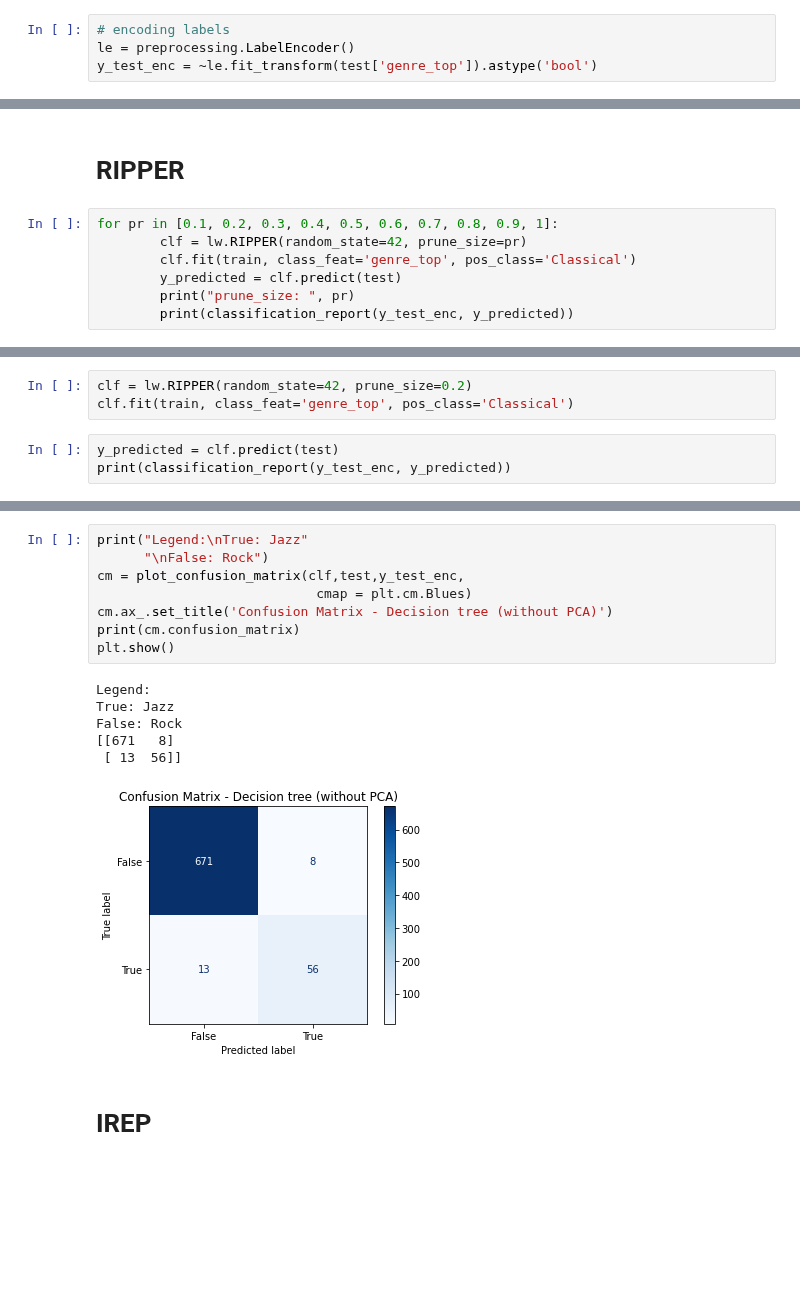
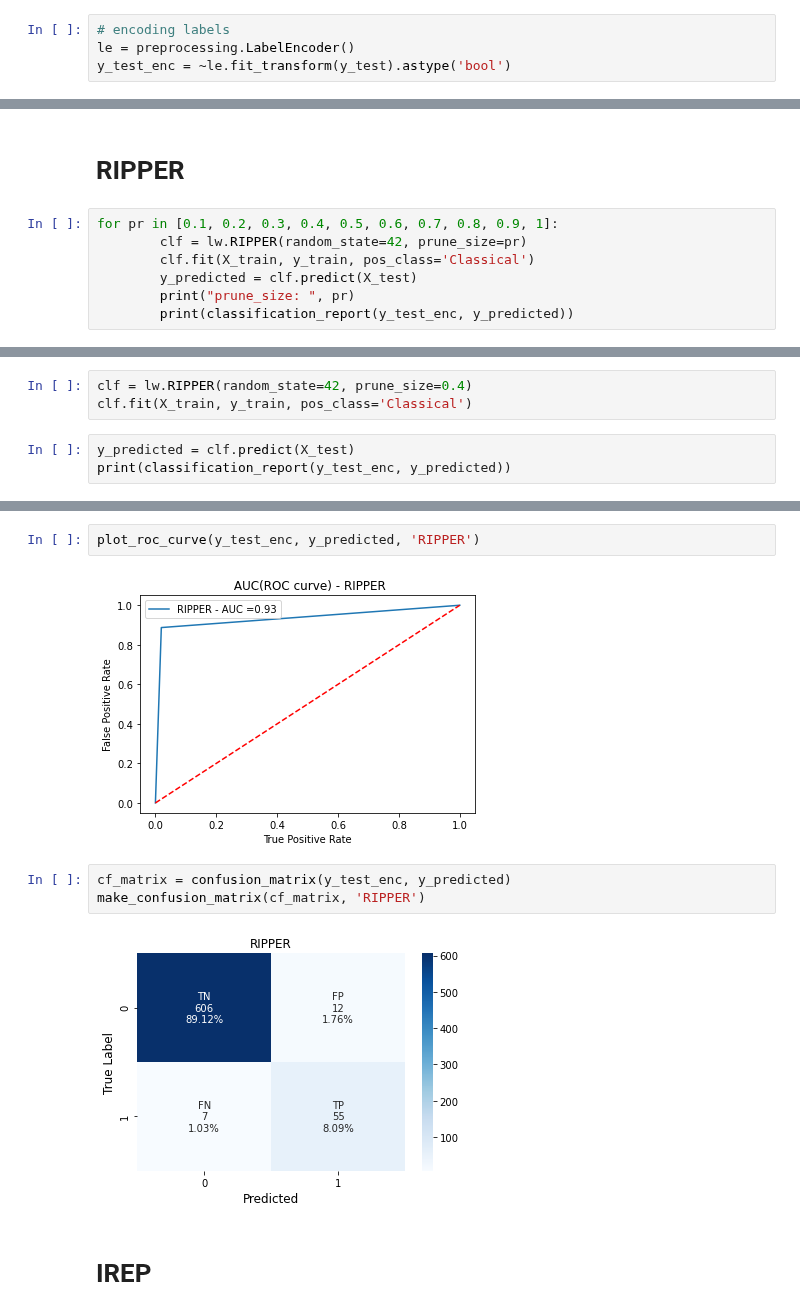
Before and after one commit to gaetanoantonicchio/DataMining-2, a Jupyter notebook: src/Module 2/Rule-Based/binary-rulebased_echo.ipynb, the cells around one changed output, grey strips where cells are left out. Drawn from its saved outputs; the diff is of its cells as text; blank space fills up the shorter version.

```diff
--- a/src/Module 2/Rule-Based/binary-rulebased_echo.ipynb
+++ b/src/Module 2/Rule-Based/binary-rulebased_echo.ipynb
@@ -300,7 +266,7 @@ y_test = df['genre_top']
 # %%
 # encoding labels
 le = preprocessing.LabelEncoder()
-y_test_enc = ~le.fit_transform(test['genre_top']).astype('bool')
+y_test_enc = ~le.fit_transform(y_test).astype('bool')
 # %%
 df['genre_top'].value_counts()
 # %% [output]
@@ -312,8 +278,8 @@ Name: genre_top, dtype: int64
 # %%
 for pr in [0.1, 0.2, 0.3, 0.4, 0.5, 0.6, 0.7, 0.8, 0.9, 1]:
         clf = lw.RIPPER(random_state=42, prune_size=pr)
-        clf.fit(train, class_feat='genre_top', pos_class='Classical')
-        y_predicted = clf.predict(test)
+        clf.fit(X_train, y_train, pos_class='Classical')
+        y_predicted = clf.predict(X_test)
         print("prune_size: ", pr)
         print(classification_report(y_test_enc, y_predicted))
 # %% [output]
@@ -340,10 +306,10 @@ Ruleset is empty. All predictions it makes with method .predict will be negative
 base.py: .predict | base.py: ._check_allpos_allneg: RuntimeWarning:
 Ruleset is empty. All predictions it makes with method .predict will be negative. It may be untrained or was trained on a dataset split lacking positive examples.
 # %%
-clf = lw.RIPPER(random_state=42, prune_size=0.2)
-clf.fit(train, class_feat='genre_top', pos_class='Classical')
+clf = lw.RIPPER(random_state=42, prune_size=0.4)
+clf.fit(X_train, y_train, pos_class='Classical')
 # %%
-y_predicted = clf.predict(test)
+y_predicted = clf.predict(X_test)
 print(classification_report(y_test_enc, y_predicted))
 # %% [output]
               precision    recall  f1-score   support
@@ -407,18 +335,12 @@ Some examples lacked any rule with sufficient sample size to predict_proba: [163
-# %%
-print("Legend:\nTrue: Jazz"
-      "\nFalse: Rock")
-cm = plot_confusion_matrix(clf,test,y_test_enc,
-                            cmap = plt.cm.Blues)
-cm.ax_.set_title('Confusion Matrix - Decision tree (without PCA)')
-print(cm.confusion_matrix)
-plt.show()
-# %% [output]
-Legend:
-True: Jazz
-False: Rock
-[[671   8]
- [ 13  56]]
-[figure, removed]
+# %%
+plot_roc_curve(y_test_enc, y_predicted, 'RIPPER')
+# %% [output]
+[figure, added]
+# %%
+cf_matrix = confusion_matrix(y_test_enc, y_predicted)
+make_confusion_matrix(cf_matrix, 'RIPPER')
+# %% [output]
+[figure, added]
 # %% [markdown]
 # IREP
 # %%
```
Also changed, not shown: parts of 36 cells of this notebook.
